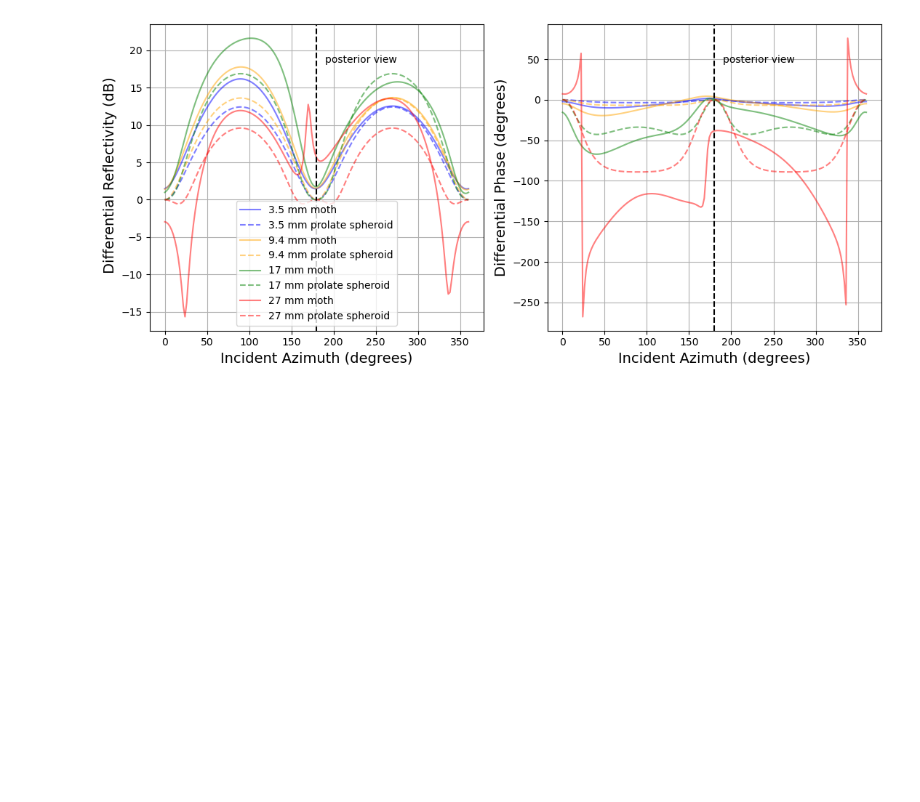
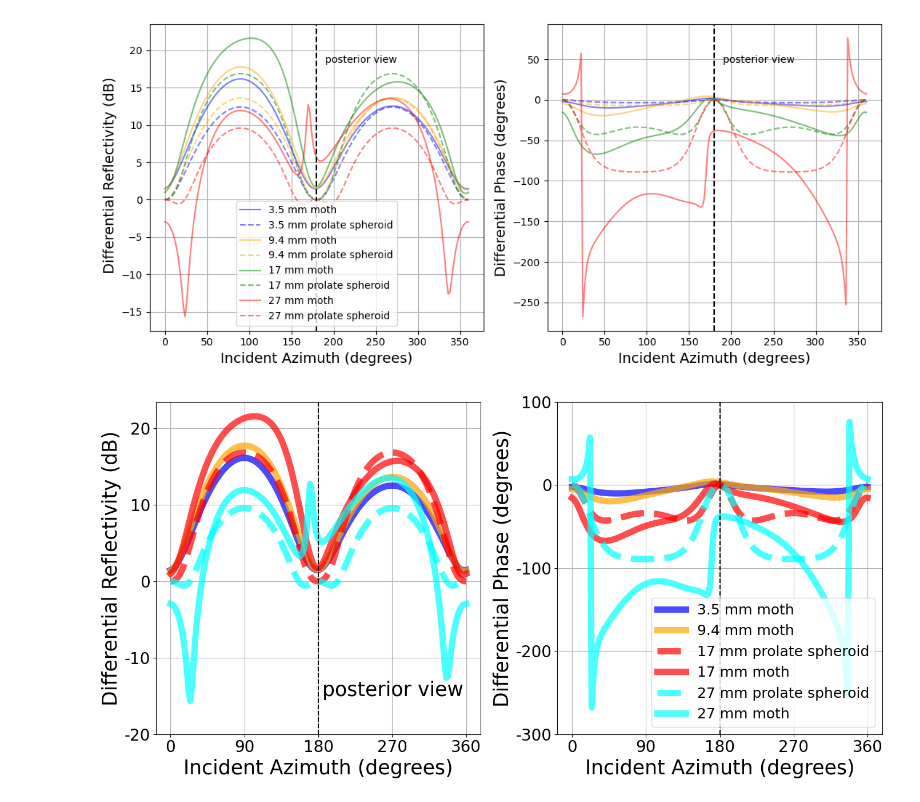
Before and after one commit to TommyMatthews/WIPL-python-analysis, a Jupyter notebook: End_of_Bernard_phase_one/size_analysis_ellipsoid_p0.ipynb, the cells around one changed output. Cells and saved outputs as stored; diff of their text form; code cells hidden in the pictures; blank space fills up the shorter version.

```diff
--- a/End_of_Bernard_phase_one/size_analysis_ellipsoid_p0.ipynb
+++ b/End_of_Bernard_phase_one/size_analysis_ellipsoid_p0.ipynb
@@ -330,3 +330,86 @@ fig.tight_layout()
 fig.savefig('./AMS_poster_plots/size_variation.svg')
 # %% [output]
 [figure]
+# %%
+fig, axes = plt.subplots(1,2, figsize=(14,7))
+
+#colors = ['blue', 'orange', 'green', 'red', 'purple', 'brown', 'pink']
+
+pol = 'H'
+
+fontsize=25
+linewidth=8
+alpha=0.7
+counter = 0
+colours = ['blue', 'orange', 'red', 'cyan', 'brown',  'brown', 'pink']
+for scale, length in zip(['0206', '0553', '1000', '1588'], [3.5, 9.4, 17, 27]):
+    colour = colours[counter]
+    counter += 1
+    dp_moth = DualPol(results_dict['H'][scale], results_dict['V'][scale], read_from_df=True)
+    dp_moth._calculate_differential_reflectivity()
+    dp = DualPol(ellipsoid_results_dict['H'][scale], ellipsoid_results_dict['V'][scale], read_from_df=True)
+    dp._calculate_differential_reflectivity()
+
+    axes[0].plot(df_bernard['phi'], dp_moth.differential_reflectivity, label=f'{length} mm moth', linestyle = '-', alpha=alpha, color=colour, linewidth=linewidth)
+
+    if scale in ['1000', '1588']:
+        axes[0].plot(df_bernard['phi'], dp.differential_reflectivity, label=f'{length} mm prolate spheroid', linestyle = '--', alpha=alpha, color=colour, linewidth=linewidth)
+
+counter=0
+for scale, length in zip(['0206', '0553', '1000', '1588'], [3.5, 9.4, 17, 27]):
+    colour = colours[counter]
+    counter += 1
+    dp_moth = DualPol(results_dict['H'][scale], results_dict['V'][scale], read_from_df=True)
+    dp_moth._calculate_differential_phase()
+
+    if scale in ['1000', '1588']:
+        dp = DualPol(ellipsoid_results_dict['H'][scale], ellipsoid_results_dict['V'][scale], read_from_df=True)
+        dp._calculate_differential_phase()
+        axes[1].plot(df_bernard['phi'], dp.differential_phase, label=f'{length} mm prolate spheroid', linestyle = '--', color=colour, alpha=alpha, linewidth=linewidth)
+    #Zdr_full = 10*np.log10(power_bernard_full/power_ellipsoid)
+    axes[1].plot(df_bernard['phi'], dp_moth.differential_phase, label=f'{length} mm moth', linestyle = '-', color=colour, alpha=alpha, linewidth=linewidth)
+
+
+# for counter, phi_T_deg in enumerate(phi_T_list):
+#     axes[0].plot(H_B['phi'], results_dict['Moth'][phi_T_deg]['Differential reflectivity'], label=f"{phi_T_deg}°")#, color =colors[counter])
+#     axes[1].plot(H_B['phi'], results_dict['Moth'][phi_T_deg]['Differential Phase'], label=f"{phi_T_deg}°")#, color =colors[counter])
+
+for ax in axes:
+    # Draw the vertical line
+    ax.axvline(x=180, linestyle='--', color='black')
+
+    # Get current y-limits to place text in the middle
+    y_min, y_max = ax.get_ylim()
+    y_pos = y_max - (y_max - y_min) * 0.1  # 10% below top
+
+    # Add text label near the line
+    #ax.text(190, y_pos, 'posterior view', rotation=0, va='top', ha='left', color='black')
+    ax.grid()
+
+axes[0].text(185, -13, 'posterior view', rotation=0, va='top', ha='left', color='black', fontsize=fontsize)
+
+axes[1].legend(fontsize=18)
+axes[0].set_ylabel('Differential Reflectivity (dB)', fontsize =fontsize)
+axes[0].set_xlabel('Incident Azimuth (degrees)', fontsize =fontsize)
+axes[1].set_xlabel('Incident Azimuth (degrees)', fontsize =fontsize)
+axes[1].set_ylabel('Differential Phase (degrees)', fontsize =fontsize)
+
+for ax in axes:
+    ax.set_xticks([0,90,180,270,360])                      # positions
+    ax.set_xticklabels([0,90,180,270,360], fontsize=20)    # labels + fontsize
+
+axes[0].set_yticks([-20, -10, 0, 10, 20])
+axes[0].set_yticklabels([-20, -10, 0, 10, 20], fontsize=20)
+
+axes[1].set_yticks([-300,-200, -100, 0, 100])
+axes[1].set_yticklabels([-300,-200, -100, 0, 100], fontsize=20)
+
+# axes[1].set_yticks([-250,-200, -150, -100, -50, 0,50])
+# axes[1].set_yticklabels([-250,-200, -150,-100, -50, 0,50], fontsize=20)
+#fig.suptitle('Sensitivity of the dual-polarisation scattering properties to differential phase on transmission with 10 degree pitch',fontsize=13)
+
+fig.tight_layout()
+
+fig.savefig('./AMS_poster_plots/size_variation_v3_cb_friendly.svg')
+# %% [output]
+[figure, added]
```
Also changed, not shown: parts of 1 cell of this notebook, 4 other files.
